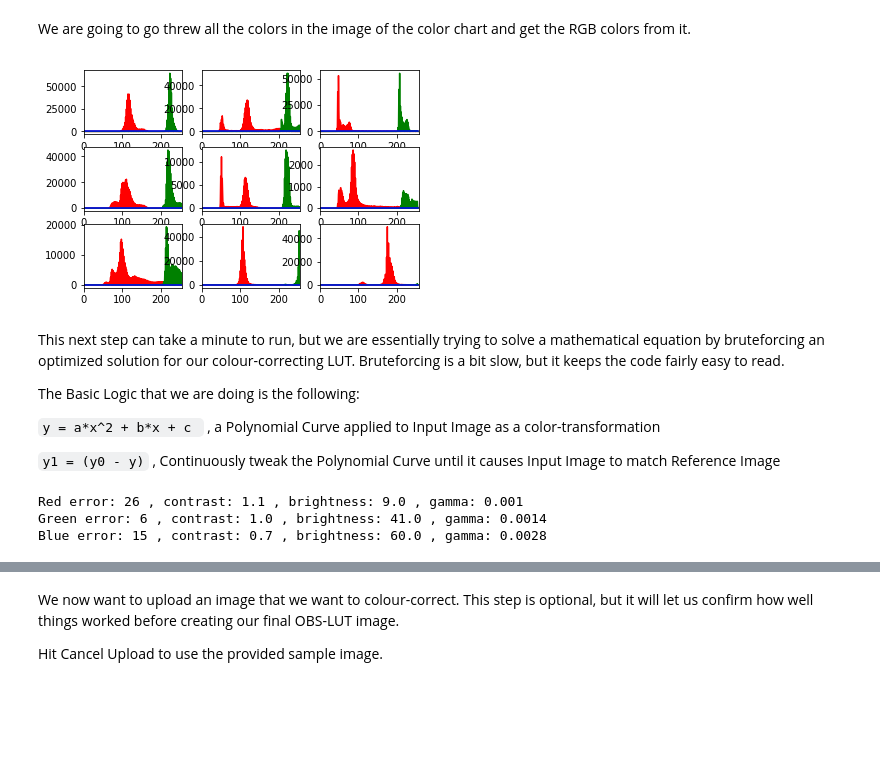
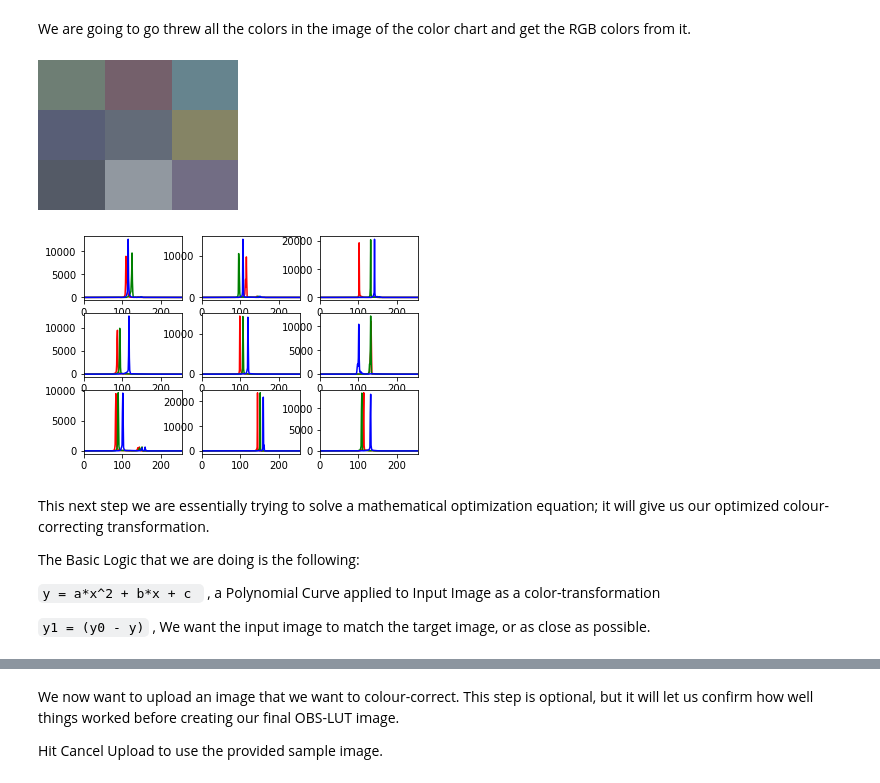
Before and after one commit to steveseguin/color-grading, a Jupyter notebook: colab.ipynb, the cells around one changed output, grey strips where cells are left out. Drawn from its saved outputs; the diff is of its cells as text; code cells hidden in the pictures; blank space fills up the shorter version.

Commit message:
Using different tool to solve poly

````diff
--- a/colab.ipynb
+++ b/colab.ipynb
@@ -64,13 +71,15 @@ for fn in uploaded.keys():  ##
   img_file = fn
 
 if (img_file==None): ## If no image is uploaded by user
-  !wget https://raw.githubusercontent.com/steveseguin/color-grading/master/Image1.png -O drive/images/Image1.png  # DOWNLOAD SAMPLE IMAGE
-  img_file = "drive/images/Image1.png"
+  !wget https://raw.githubusercontent.com/steveseguin/color-grading/master/logcrop.jpg -O drive/images/logcrop.jpg  # DOWNLOAD SAMPLE IMAGE
+  img_file = "drive/images/logcrop.jpg"
 
 img = cv2.imread(img_file, 1) # LOAD INTO PYTHON
 w,h,_ = np.shape(img) # GET SIZE OF IMAGE
 img = cv2.cvtColor(img, cv2.COLOR_BGR2RGB) # CONVERT FROM BGR to RGB (OPENCV defaults to BGR for some reason?)
 
+cv2_imshow(cv2.cvtColor(cv2.resize(img,None,fx=0.6,fy=0.6), cv2.COLOR_RGB2BGR))
+
 ## You may need to re-run this code block a second time if you get an error the first time
 # %% [output]
 [interactive output not drawn]
@@ -89,64 +91,34 @@ We are going to go threw all the colors in the image of the color chart and get
 # %%
 
 color = ('r','g','b')
 for x in range(total_rows):
 	for y in range(total_columns):
 		for i,col in enumerate(color):
 			seg = img[int(x*w/3):int((x+1)*w/3),int(y*h/3):int((y+1)*h/3),:] # We assume each color block is the same size and that the image is cropped correctly
 			histr = cv2.calcHist([seg],[i],None,[256],[0,256]) # Create a histogram
 			j = x*3+y+1
-			#print(np.where(np.max(histr)==histr)[0][0], right[j-1][i])
 			wrong[j-1][i]=np.where(np.max(histr)==histr)[0][0] # What is the PEAK color for each block? use this rather than the average RGB value.
 			plt.subplot(3,3,j)
 			plt.plot(histr,color = col) # Plot, so you can se what's going on.
 			plt.xlim([0,256])
 
  # If successful, you should see some plots below. Each plot should have 1 blue, 1 red, and 1 green peak each.
+test = np.array(wrong).reshape((total_rows,total_columns,3)).astype("uint8")
+test = cv2.cvtColor(test, cv2.COLOR_RGB2BGR)
+test = cv2.resize(test,(200,150),interpolation=cv2.INTER_NEAREST)
+cv2_imshow(test)  ## THIS IS WHAT THE INPUT IT IS; confirm it matches the photo you uploaded.
+
+## We will want to do the learning step in HSV-colour space instead of RGB.
+#wrong_HSV = cv2.cvtColor(np.array(wrong).reshape((total_rows,total_columns,3)).astype("uint8"), cv2.COLOR_RGB2HSV).reshape((-1))
+#right_HSV = cv2.cvtColor(np.array(right).reshape((total_rows,total_columns,3)).astype("uint8"), cv2.COLOR_RGB2HSV).reshape((-1))
 # %% [output]
-[figure, old version]
+[figure, new version]
+[figure, added]
 # %% [markdown]
-This next step can take a minute to run, but we are essentially trying to solve a mathematical equation by bruteforcing an optimized solution for our colour-correcting LUT. Bruteforcing is a bit slow, but it keeps the code fairly easy to read.
+This next step we are essentially trying to solve a mathematical optimization equation; it will give us our optimized colour-correcting transformation.
 
 The Basic Logic that we are doing is the following:
 
 ```y = a*x^2 + b*x + c ``` , a Polynomial Curve applied to Input Image as a color-transformation
 
-```y1 = (y0 - y)```  , Continuously tweak the Polynomial Curve until it causes Input Image to match Reference Image
+```y1 = (y0 - y)```  , We want the input image to match the target image, or as close as possible.
-# %%
-
-tb=np.zeros(3)
-tm=np.zeros(3)
-tc=np.zeros(3)
-colors = ["Red","Green","Blue"]
-for rgb in range(3):
-	tb[rgb]=0
-	tm[rgb]=1
-	tt = 999
-	tc[rgb]=0
-	for cc in range(-20,20):  ## gamma, you can tinker with these numbers
-		c=cc/5000.0
-		for mm in range(1,15): ## contrast, you can tinker with these numbers
-			m = mm/10.0
-			for b in range(-50,80): ## brightness, you can tinker with these numbers
-				www = np.ravel(wrong)[rgb::3]
-				delta = np.ravel(right)[rgb::3]-( np.power(www,2)*c + www*m + b )  #### y = a*x**2 + b*x + c ; y1 = (y0 - y)
-
-        # Calculate error
-				power = np.power(delta,2) ## LEAST SQUARES 1
-				mean = np.mean(power) # LEAST SQUARES 2
-				final = np.sqrt(mean) # LEAST SQUARES 3
-
-				if (final<tt): # Save the best
-					tb[rgb] = b
-					tm[rgb] = m
-					tt = final
-					tc[rgb] = c
-				else:
-					continue
-	print(colors[rgb],"error:",int(tt),", contrast:",tm[rgb],", brightness:",tb[rgb],", gamma:",tc[rgb])
-	if (tt>40):
-		print("Results are not that optimized; tweaking parameters may be needed")
-# %% [output]
-Red error: 26 , contrast: 1.1 , brightness: 9.0 , gamma: 0.001
-Green error: 6 , contrast: 1.0 , brightness: 41.0 , gamma: 0.0014
-Blue error: 15 , contrast: 0.7 , brightness: 60.0 , gamma: 0.0028
````
Also changed, not shown: parts of 12 cells of this notebook.
